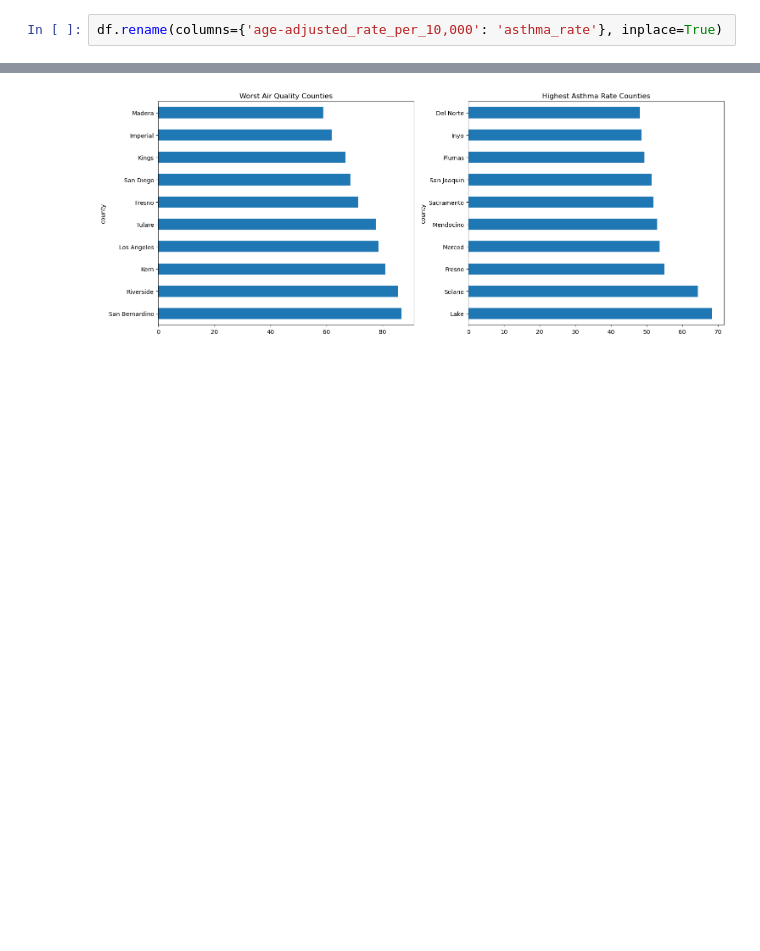
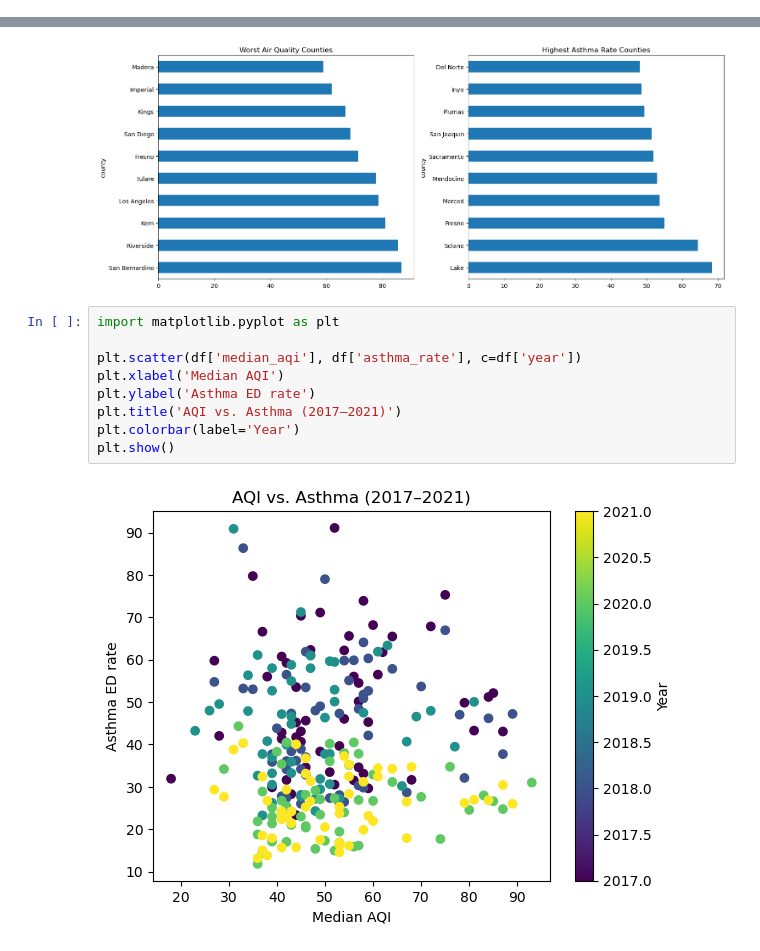
Before and after one commit to cassandrahuber/SCIPE-CI-SIP-Project, a Jupyter notebook: notebooks/02_exploratory_analysis.ipynb, the cells around one changed output, grey strips where cells are left out. Saved outputs shown, nothing was run; the diff lists cells and outputs as text; blank space fills up the shorter version.

```diff
--- a/notebooks/02_exploratory_analysis.ipynb
+++ b/notebooks/02_exploratory_analysis.ipynb
@@ -34,2 +15,0 @@ max                       91.110000     49365.000000
-# %%
-df.rename(columns={'age-adjusted_rate_per_10,000': 'asthma_rate'}, inplace=True)
@@ -120,3 +72,14 @@ plt.show()
 [figure]
 [figure]
 [figure]
+# %%
+import matplotlib.pyplot as plt
+
+plt.scatter(df['median_aqi'], df['asthma_rate'], c=df['year'])
+plt.xlabel('Median AQI')
+plt.ylabel('Asthma ED rate')
+plt.title('AQI vs. Asthma (2017–2021)')
+plt.colorbar(label='Year')
+plt.show()
+# %% [output]
+[figure, added]
```
Also changed, not shown: parts of 10 cells of this notebook, 5 other files.
